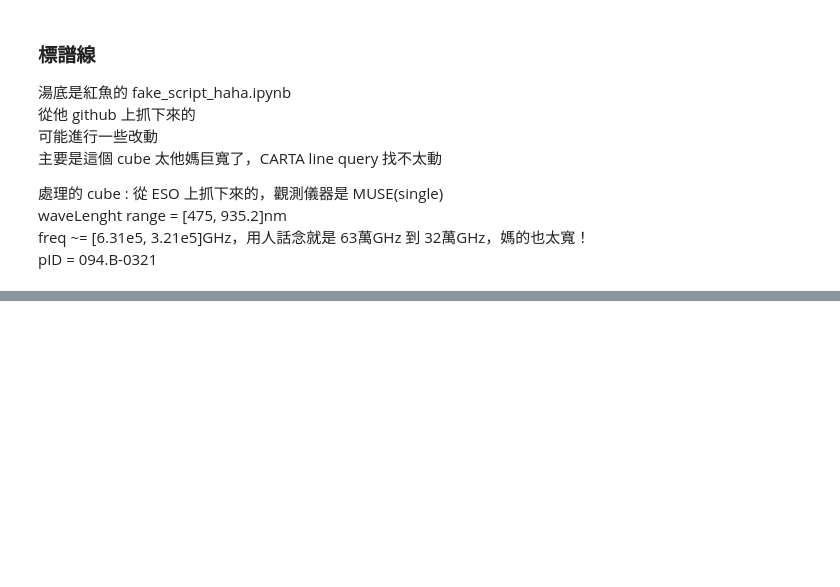
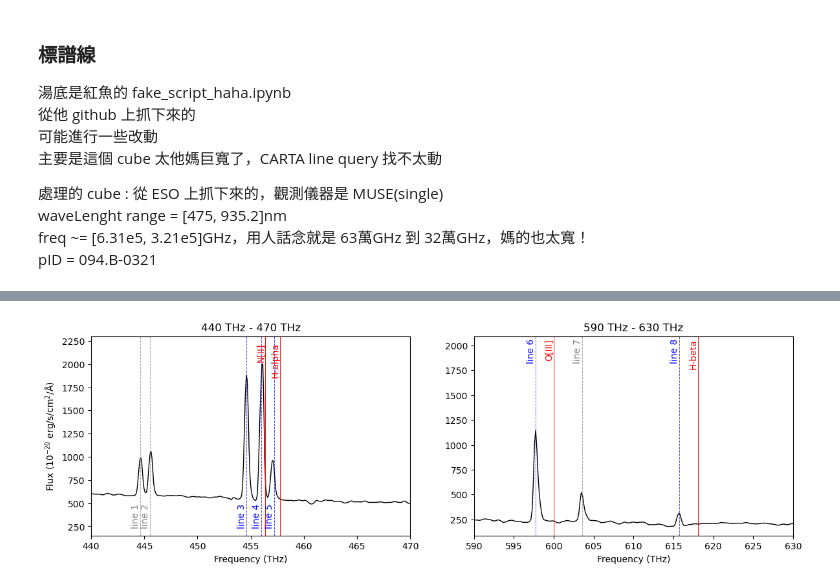
Before and after one commit to aqingo3o/Hello-Circinus, a Jupyter notebook: visable-lines/py_spectralLine.ipynb, the cells around one changed output, grey strips where cells are left out. Saved outputs shown, nothing was run; the diff lists cells and outputs as text; code cells hidden in the pictures; blank space fills up the shorter version.

```diff
--- a/visable-lines/py_spectralLine.ipynb
+++ b/visable-lines/py_spectralLine.ipynb
@@ -103,0 +106,53 @@ plt.show()
+# %%
+# (freq-from-CARTA[THz], line_num, color, belog-to-which-ax)
+suspect_lines = [(444.646894, 'line 1', 'gray', 0),
+             (445.555808, 'line 2', 'gray', 0),
+             (454.594861, 'line 3', 'blue', 0),
+             (455.978112, 'line 4', 'blue', 0),
+             (457.201087, 'line 5', 'blue', 0),
+             (597.729375, 'line 6', 'blue', 1),
+             (603.597877, 'line 7', 'gray', 1),
+             (615.6900000, 'line 8', 'blue', 1)] # 咩
+# %%
+# 標個藍線
+
+fig, ax = plt.subplots(1, 2, figsize=(14, 4))
+# H-alpha && N[II]
+ax[0].plot(freq/1e3, flux, c='k', lw=1)
+ax[0].set_xlim(440, 470) #[THz]
+ymax = 2300
+ax[0].set_ylim(150, ymax)
+ax[0].set_xlabel("Frequency (THz)")
+ax[0].set_ylabel(r"Flux ($10^{-20}$ erg/s/cm$^2$/Å)") # $ 啟用 latex
+ax[0].set_title("440 THz - 470 THz")
+for f, name, color in bpt_lines :
+    if name=='H-alpha' or name=='N[II]' :
+        ax[0].axvline(f/1e12, color='r', linestyle="-", lw=0.7, label=f'{name} shiftedFreq={f/1e12:.2f} THz')
+        # :.2f 代表顯示兩位浮點數
+        ax[0].text(f/1e12, ymax*0.97, name, rotation=90, color='r', fontsize=10, ha='right', va='top')
+for f, name, color, fig_index in suspect_lines :
+    if fig_index==0 :
+        ax[0].axvline(f, color=color, linestyle="--", lw=0.7, alpha=0.7, label=f'{name} shiftedFreq={f:.2f} THz')
+        ax[0].text(f, ymax*0.1, name, rotation=90, color=color, fontsize=10, ha='right', va='bottom')
+#ax[0].legend(loc='lower left')
+
+# H-beta && O[III]
+ax[1].plot(freq/1e3, flux, c='k', lw=1)
+ax[1].set_xlim(590, 630) #[THz]
+ymax = 2300
+ax[0].set_ylim(150, ymax)
+ax[1].set_xlabel("Frequency (THz)")
+ax[1].set_ylabel('')
+ax[1].set_title("590 THz - 630 THz")
+for f, name, color in bpt_lines :
+    if name=='H-beta' or name=='O[III]' :
+        ax[1].axvline(f/1e12, color='r', linestyle="-", lw=0.7, label=f'{name} shiftedFreq={f/1e12:.2f} THz')
+        ax[1].text(f/1e12, ymax*0.9, name, rotation=90, color='r', fontsize=10, ha='right', va='top')
+for f, name, color, fig_index in suspect_lines :
+    if fig_index==1 :
+        ax[1].axvline(f, color=color, linestyle="--", lw=0.7, alpha=0.7, label=f'{name} shiftedFreq={f:.2f} THz')
+        ax[1].text(f, ymax*0.9, name, rotation=90, color=color, fontsize=10, ha='right', va='top')
+#ax[1].legend(loc='right')
+plt.show()
+# %% [output]
+[figure, added]
```
Also changed, not shown: parts of 6 cells of this notebook.
